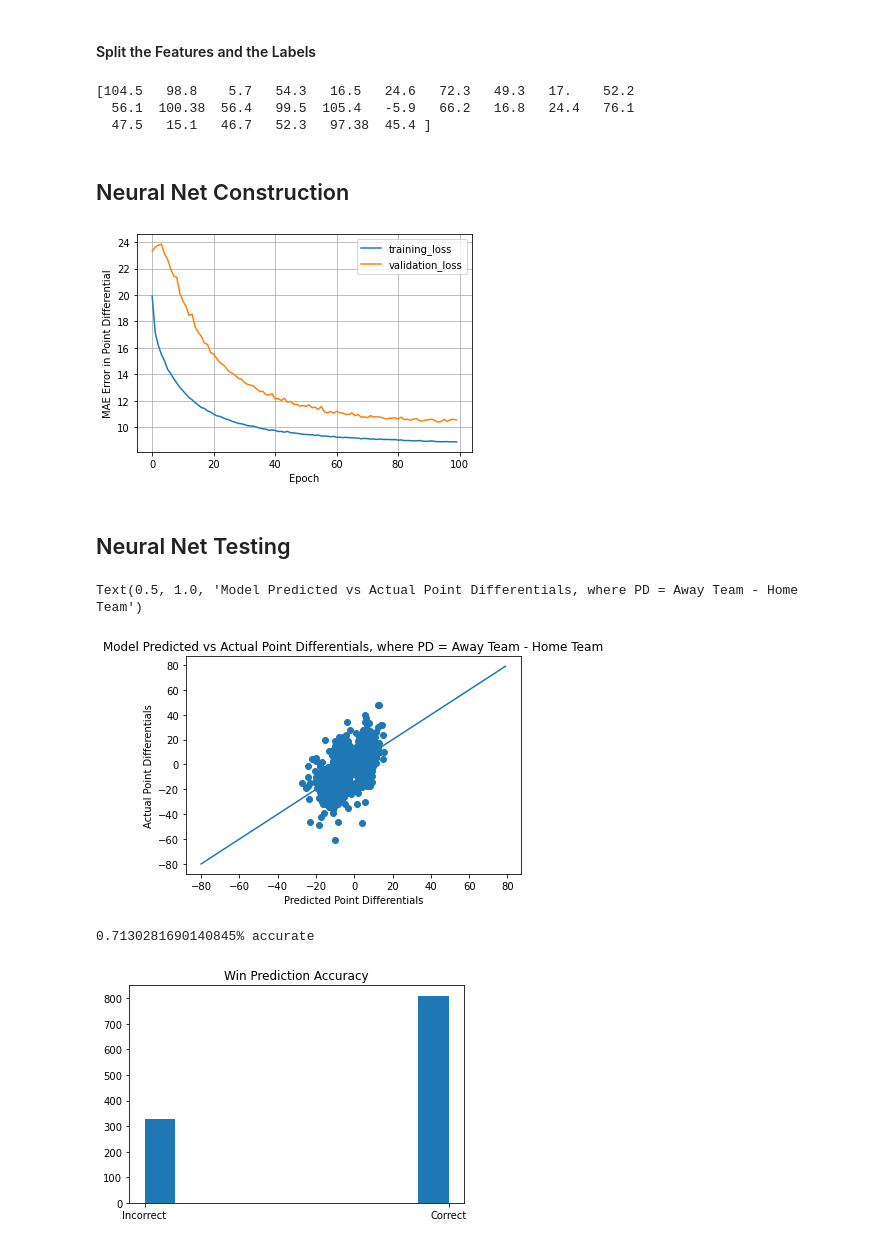
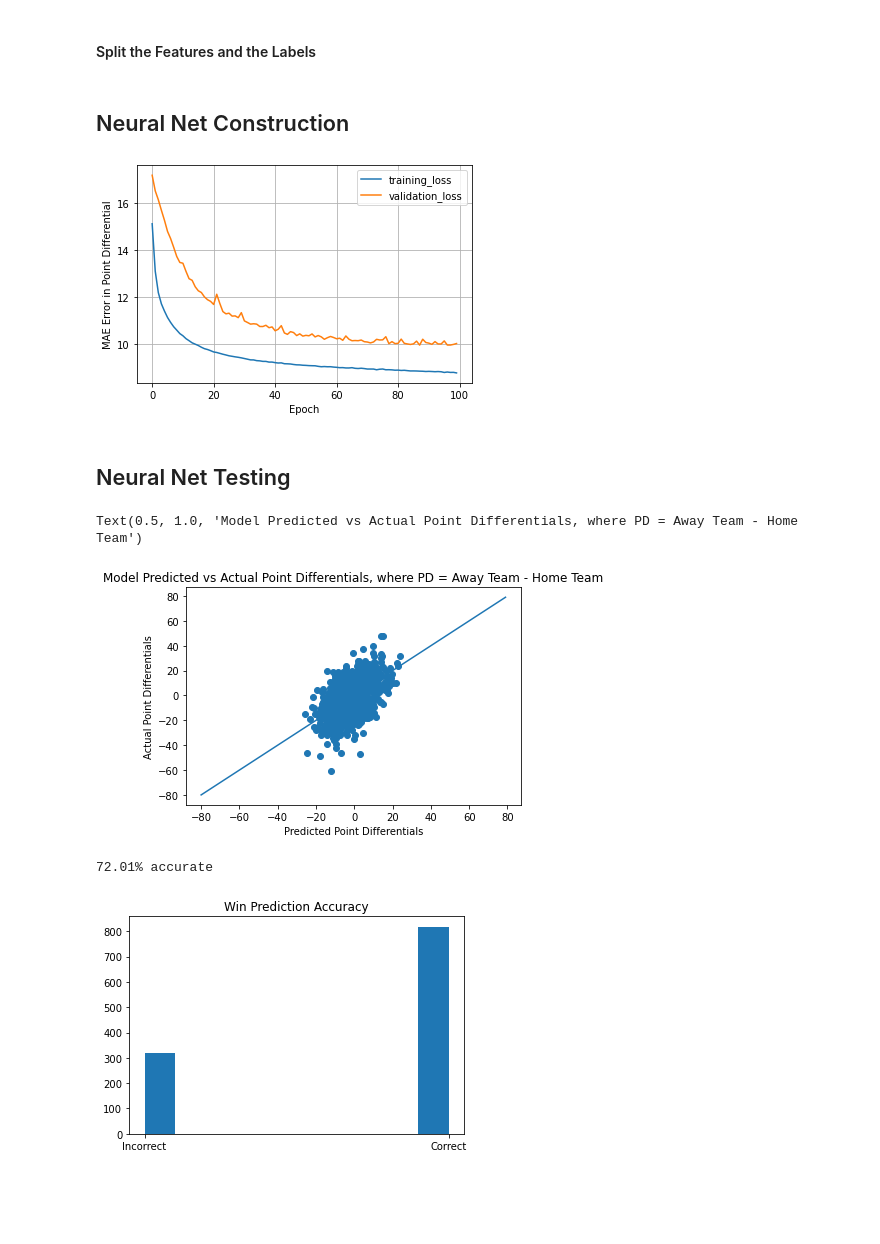
Before and after one commit to carlchua/nbapredictor, a Jupyter notebook: NeuralNet.ipynb, the cells around one changed output. Cells and saved outputs as stored; diff of their text form; code cells hidden in the pictures; blank space fills up the shorter version.

```diff
--- a/NeuralNet.ipynb
+++ b/NeuralNet.ipynb
@@ -66,41 +47,33 @@ training_labels = training_features.pop('net')
 
 test_features = test_data.copy()
 test_labels = test_features.pop('net')
-
-print(training_features.to_numpy()[0])
-# %% [output]
-[104.5   98.8    5.7   54.3   16.5   24.6   72.3   49.3   17.    52.2
-  56.1  100.38  56.4   99.5  105.4   -5.9   66.2   16.8   24.4   76.1
-  47.5   15.1   46.7   52.3   97.38  45.4 ]
 # %% [markdown]
 ## Neural Net Construction
 # %%
 ##Normalize Data
 normalizer = preprocessing.Normalization()
 normalizer.adapt(np.array(training_features))
 
 model = tf.keras.Sequential()
 model.add(normalizer)
-model.add(layers.Dense(64, activation='sigmoid', activity_regularizer = tf.keras.regularizers.l1_l2(l1=0.2, l2=0.2)))
-model.add(layers.Dense(64, activation='tanh', activity_regularizer = tf.keras.regularizers.l1_l2(l1=0.2, l2=0.2)))
-model.add(layers.Dense(64, activation='relu', bias_regularizer = tf.keras.regularizers.l1_l2(l1=0.2, l2=0.2)))
-model.add(layers.Dense(64, activation='relu'))
-model.add(layers.Dense(64, activation='relu'))
-model.add(layers.Dense(64, activation='relu'))
+model.add(layers.InputLayer(input_shape = (26,)))
+model.add(layers.Dense(26, activation='sigmoid', activity_regularizer = tf.keras.regularizers.l1_l2(l1=0.2, l2=0.2)))
+model.add(layers.Dense(20, activation='tanh', activity_regularizer = tf.keras.regularizers.l1_l2(l1=0.2, l2=0.2)))
+model.add(layers.Dense(12, activation='relu', bias_regularizer = tf.keras.regularizers.l1_l2(l1=0.2, l2=0.2)))
 model.add(layers.Dense(1))
 model.compile(loss = 'mean_absolute_error', optimizer='Adam')
 
 history = model.fit(training_features, training_labels, epochs=100, verbose=0, validation_split=0.2)
 
 plt.plot(history.history['loss'], label='training_loss')
 plt.plot(history.history['val_loss'], label='validation_loss')
 plt.xlabel('Epoch')
 plt.ylabel('MAE Error in Point Differential')
 plt.legend()
 plt.grid(True)
 plt.show()
 # %% [output]
-[figure, old version]
+[figure, new version]
 # %% [markdown]
 ## Neural Net Testing
 # %%
@@ -114,7 +87,7 @@ plt.ylabel('Actual Point Differentials')
 plt.title('Model Predicted vs Actual Point Differentials, where PD = Away Team - Home Team')
 # %% [output]
 Text(0.5, 1.0, 'Model Predicted vs Actual Point Differentials, where PD = Away Team - Home Team')
-[figure, old version]
+[figure, new version]
 # %%
 def sign(i):
     if i<0:
@@ -131,8 +104,8 @@ data = ['Correct' if i else 'Incorrect' for i in data]
 plt.hist(data)
 plt.title('Win Prediction Accuracy')
 accuracy = data.count('Correct')/len(data)
-print(str(accuracy) + '% accurate')
+print(str(round(accuracy*100, 2)) + '% accurate')
 # %% [output]
-0.7130281690140845% accurate
+72.01% accurate
-[figure, old version]
+[figure, new version]
 # %% [markdown]
```
Also changed, not shown: parts of 7 cells of this notebook, 8 other files.
